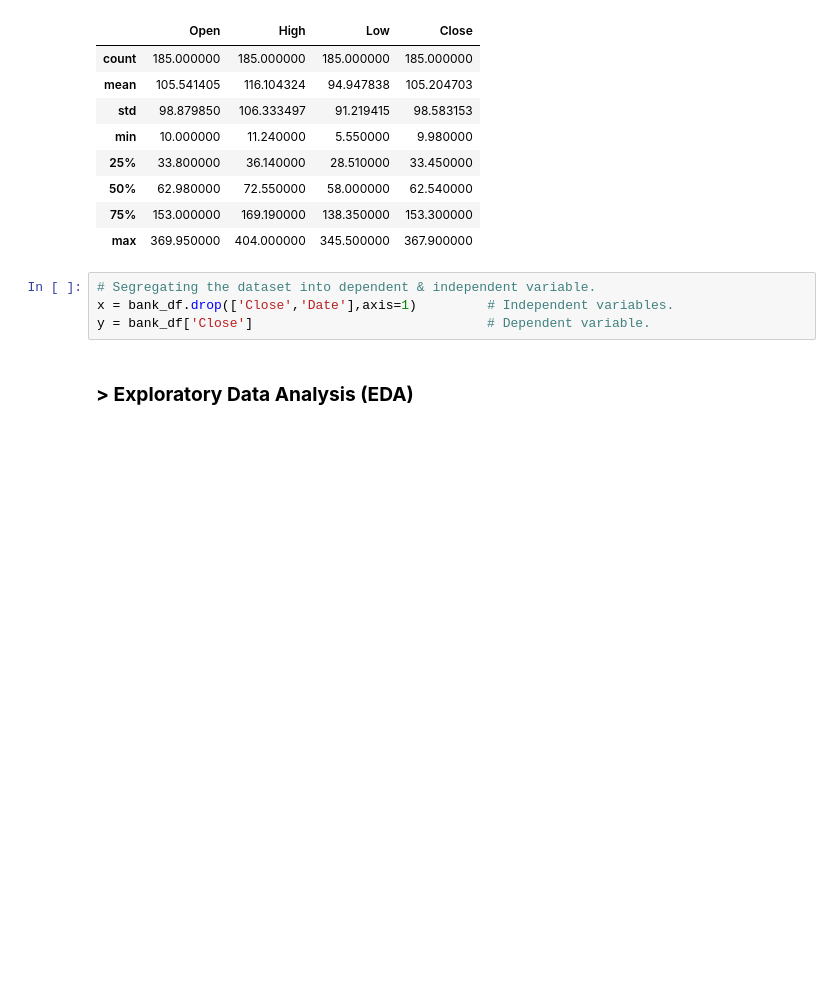
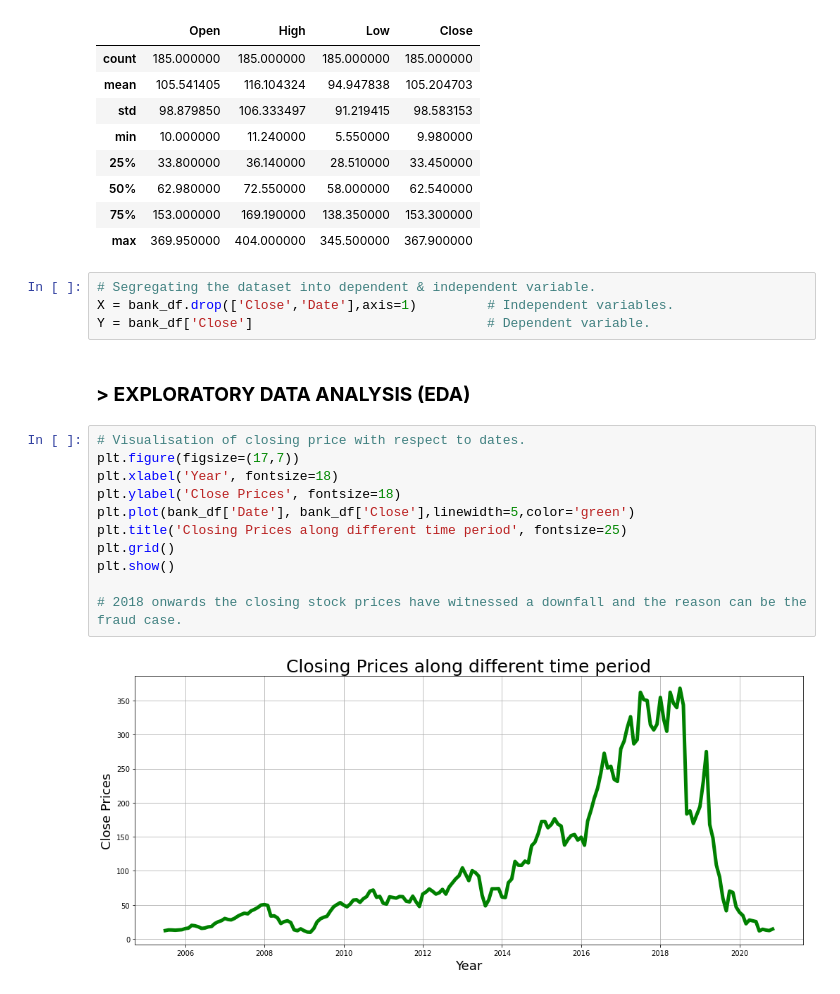
Before and after one commit to Arka1212/Yes-Bank-Stock-Closing-Price-Predcition, a Jupyter notebook: Yes_Bank_Stock_Closing_Price_Prediction_(ML_capstone).ipynb, the cells around one changed output. Cells and saved outputs as stored; diff of their text form; blank space fills up the shorter version.

```diff
--- a/Yes_Bank_Stock_Closing_Price_Prediction_(ML_capstone).ipynb
+++ b/Yes_Bank_Stock_Closing_Price_Prediction_(ML_capstone).ipynb
@@ -152,9 +152,22 @@ bank_df.describe()
 | max | 369.950000 | 404.000000 | 345.500000 | 367.900000 |
 # %%
 # Segregating the dataset into dependent & independent variable.
-x = bank_df.drop(['Close','Date'],axis=1)         # Independent variables.
-y = bank_df['Close']                              # Dependent variable.
+X = bank_df.drop(['Close','Date'],axis=1)         # Independent variables.
+Y = bank_df['Close']                              # Dependent variable.
-# %% [markdown]
-### **> Exploratory Data Analysis (EDA)**
+# %% [markdown]
+### **> EXPLORATORY DATA ANALYSIS (EDA)**
+# %%
+# Visualisation of closing price with respect to dates.
+plt.figure(figsize=(17,7))
+plt.xlabel('Year', fontsize=18)
+plt.ylabel('Close Prices', fontsize=18)
+plt.plot(bank_df['Date'], bank_df['Close'],linewidth=5,color='green')
+plt.title('Closing Prices along different time period', fontsize=25)
+plt.grid()
+plt.show()
+
+# 2018 onwards the closing stock prices have witnessed a downfall and the reason can be the fraud case.
+# %% [output]
+[figure, added]
 # %%
 # Visualisation of skewness of the independent variable dataset.
```
Also changed, not shown: parts of 20 cells of this notebook.
